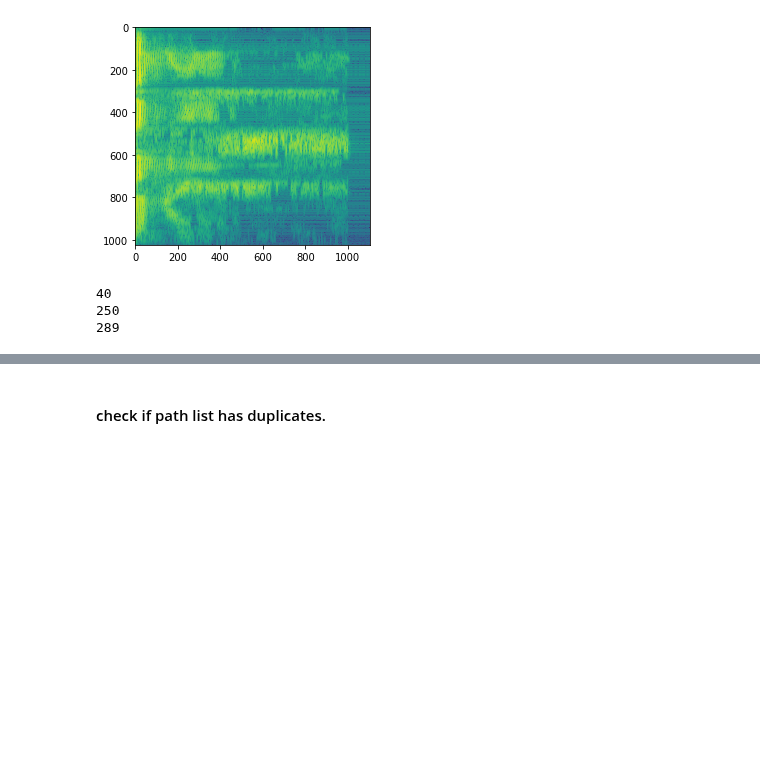
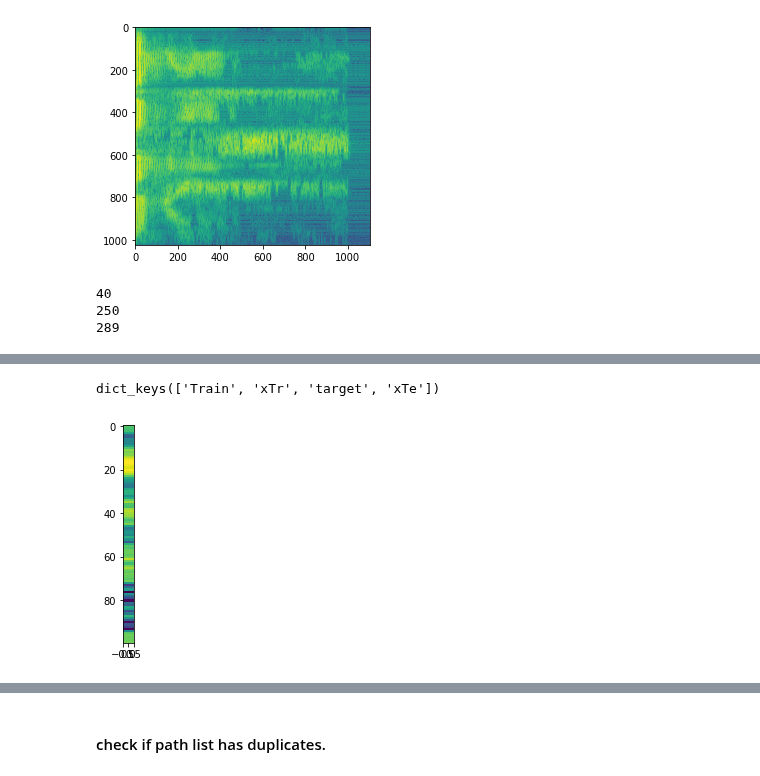
Before and after one commit to blindedjoy/Reservoir, a Jupyter notebook: MARIOS/Analysis.ipynb, the cells around one changed output, grey strips where cells are left out. Saved outputs shown, nothing was run; the diff lists cells and outputs as text; code cells hidden in the pictures; blank space fills up the shorter version.

```diff
--- a/MARIOS/Analysis.ipynb
+++ b/MARIOS/Analysis.ipynb
@@ -350,12 +496,23 @@ TypeError: 'str' object is not callable
 # %%
+hi = """best_args_ = {'cyclic_res_w': 0.001246639973578002,
+              'cyclic_input_w': 0.018582012103828045,
+              'cyclic_bias': 0.050674025611653906,
+              'leaking_rate': 0.001,
+              'n_nodes': 1000,
+              'random_seed': 123,
+              'feedback': False,
+              "model_type" : "cyclic"}
 best_args_ = {'connectivity': 1.0,
  'spectral_radius': 0.5420020711421967,
  'regularization': 1.367683798343926,
  'leaking_rate': 1.0,
  'n_nodes': 1000,
  'random_seed': 123,
- 'feedback': False}
-esn_spec =  EchoStateNetwork(**best_args_, already_normalized = True)
+ 'feedback': False,
+ 'model_type' : "uniform"}"""
+
+
+esn_spec =  EchoStateNetwork(**best_args_, model_type = "uniform")
 # %%
 print(broken_up_A_med["xTr"][0].shape)
 print(np.ones(broken_up_A_med["xTr"][0].shape).shape)
@@ -366,5 +529,12 @@ type(broken_up_A_med["Train"][0])
 # %%
 test_ = broken_up_A_med["xTe"][0]
-esn_spec.train(y = broken_up_A_med["xTe"][0],  x = test_)
+xTr, xTe = broken_up_A_med["xTr"][0], broken_up_A_med["xTe"][0]
+plt.imshow(test_)
 
-pred_ = esn_spec.predict( n_steps = test_.shape[0], x = test_)
+print(broken_up_A_med.keys())
+plt.imshow(broken_up_A_med["xTr"][0], aspect = 0.2)
+esn_spec.train(y = broken_up_A_med["xTr"][0],  x = None)
+pred_ = esn_spec.predict( n_steps = test_.shape[0], x = broken_up_A_med["target"][0])
+# %% [output]
+dict_keys(['Train', 'xTr', 'target', 'xTe'])
+[figure, added]
```
Also changed, not shown: parts of 19 cells of this notebook, 28 other files.
